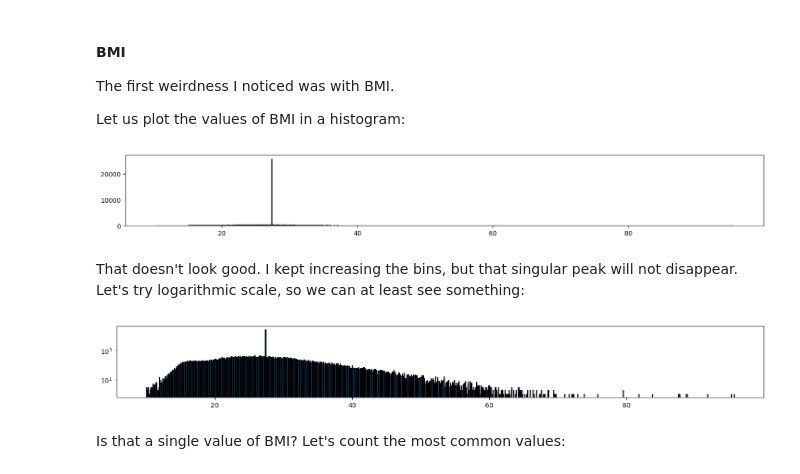
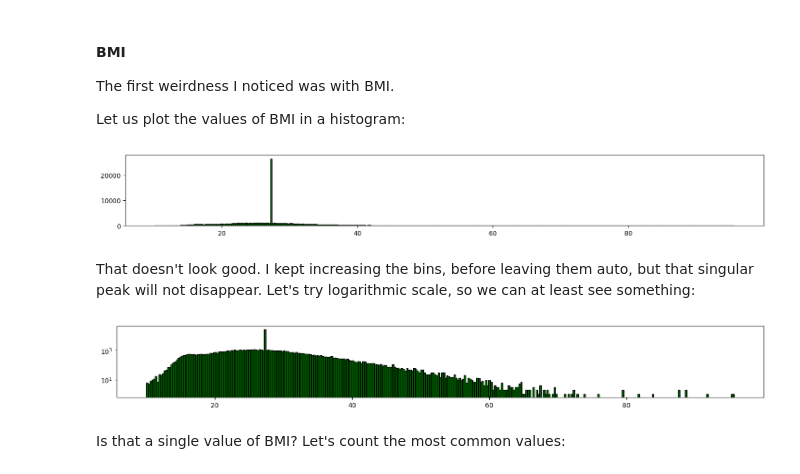
Before and after one commit to nemkin/matstat-diabetes, a Jupyter notebook: diabetes.ipynb, the cells around one changed output. Cells and saved outputs as stored; diff of their text form; code cells hidden in the pictures.

```diff
--- a/diabetes.ipynb
+++ b/diabetes.ipynb
@@ -172,22 +175,22 @@ The first weirdness I noticed was with BMI.
 Let us plot the values of BMI in a histogram:
 # %%
 values = df['bmi']
-counts, bins, _ = plt.hist(values, bins=1000, edgecolor='black')
+counts, bins, _ = plt.hist(values, bins='auto', color='darkgreen', edgecolor='black')
 
 plt.gcf().set_size_inches(18, 2)
 plt.show()
 # %% [output]
-[figure, old version]
+[figure, new version]
 # %% [markdown]
-That doesn't look good. I kept increasing the bins, but that singular peak will not disappear. Let's try logarithmic scale, so we can at least see something:
+That doesn't look good. I kept increasing the bins, before leaving them auto, but that singular peak will not disappear. Let's try logarithmic scale, so we can at least see something:
 # %%
 values = df['bmi']
-counts, bins, _ = plt.hist(values, bins=1000, edgecolor='black')
+counts, bins, _ = plt.hist(values, bins='auto', color='darkgreen', edgecolor='black')
 plt.yscale('log')
 plt.gcf().set_size_inches(18, 2)
 plt.show()
 # %% [output]
-[figure, old version]
+[figure, new version]
 # %% [markdown]
 Is that a single value of BMI? Let's count the most common values:
 # %%
```
Also changed, not shown: parts of 29 cells of this notebook.
